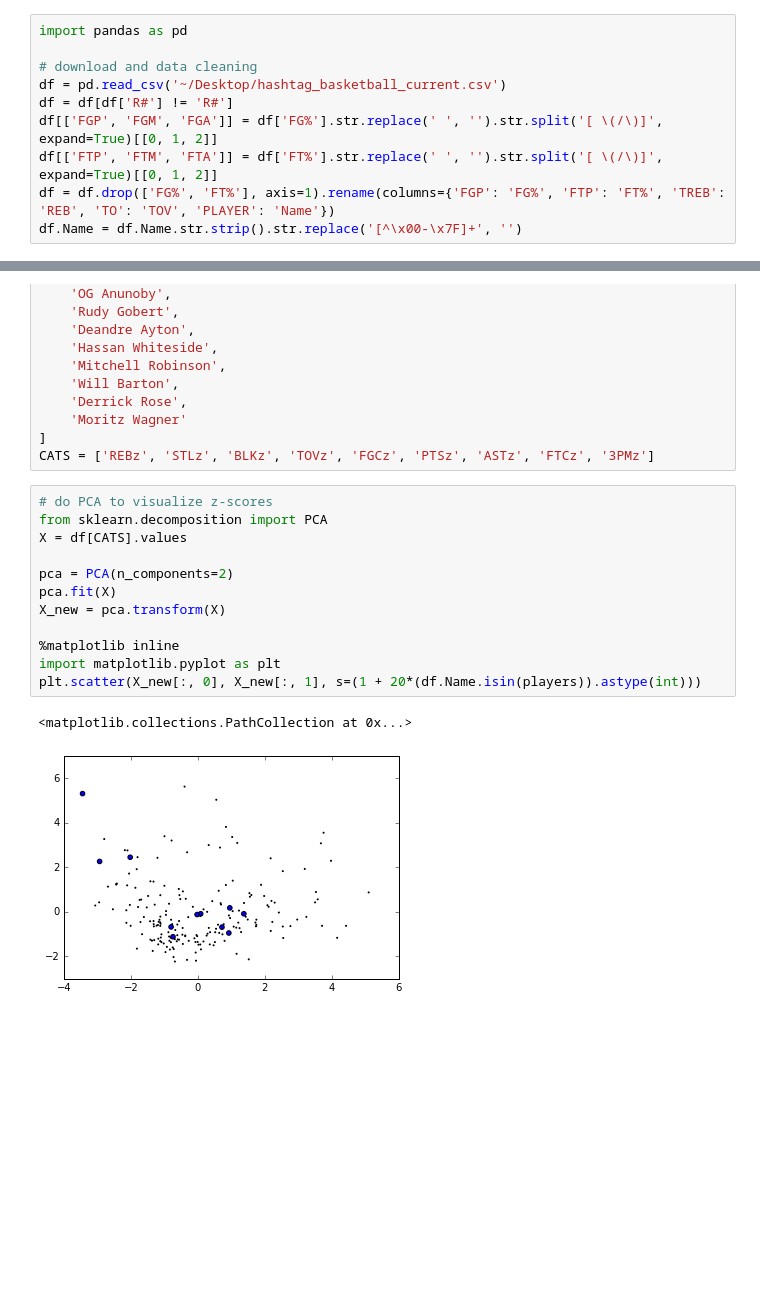
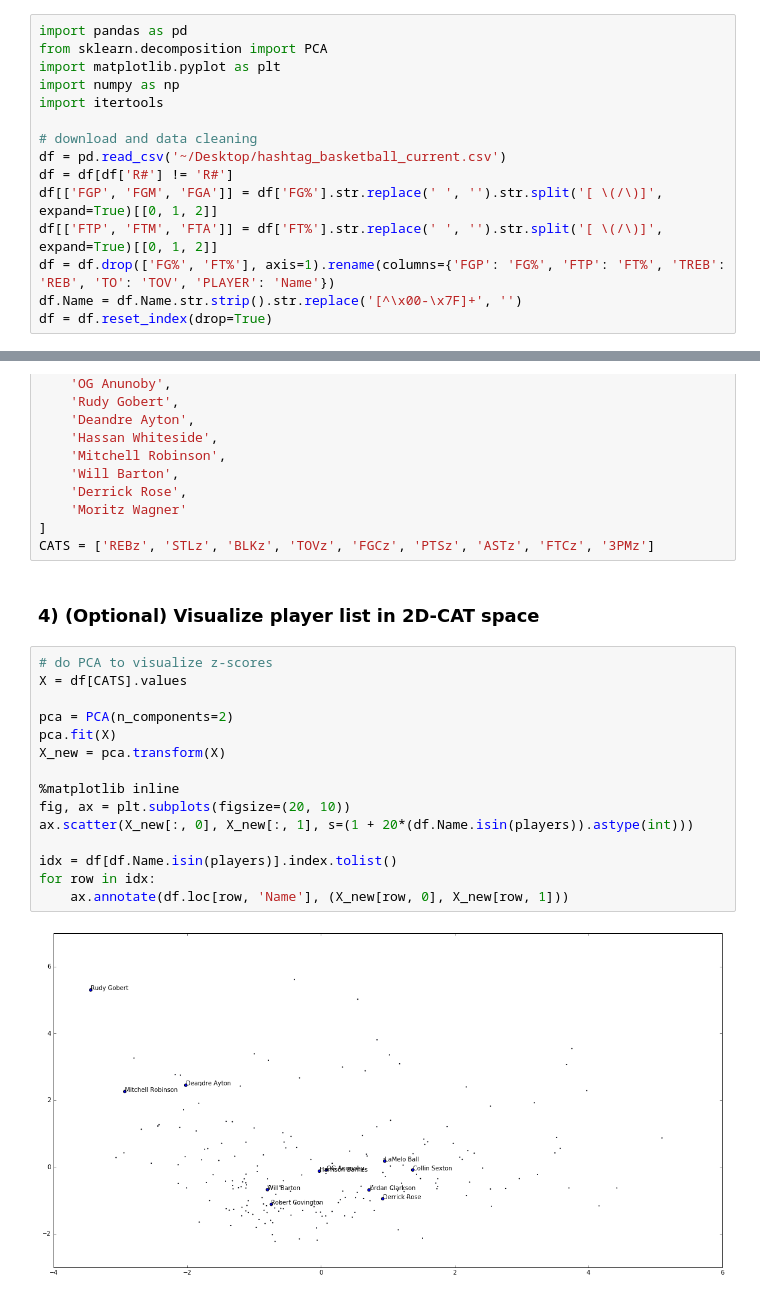
Before and after one commit to westonjackson/fantasy-basketball, a Jupyter notebook: fantasy.ipynb, the cells around one changed output, grey strips where cells are left out. Drawn from its saved outputs; the diff is of its cells as text; blank space fills up the shorter version.

```diff
--- a/fantasy.ipynb
+++ b/fantasy.ipynb
@@ -1,5 +5,9 @@
 # %%
 import pandas as pd
+from sklearn.decomposition import PCA
+import matplotlib.pyplot as plt
+import numpy as np
+import itertools
 
 # download and data cleaning
 df = pd.read_csv('~/Desktop/hashtag_basketball_current.csv')
@@ -8,3 +16,4 @@ df[['FGP', 'FGM', 'FGA']] = df['FG%'].str.replace(' ', '').str.split('[ \(/\)]',
 df[['FTP', 'FTM', 'FTA']] = df['FT%'].str.replace(' ', '').str.split('[ \(/\)]', expand=True)[[0, 1, 2]]
 df = df.drop(['FG%', 'FT%'], axis=1).rename(columns={'FGP': 'FG%', 'FTP': 'FT%', 'TREB': 'REB', 'TO': 'TOV', 'PLAYER': 'Name'})
 df.Name = df.Name.str.strip().str.replace('[^\x00-\x7F]+', '')
+df = df.reset_index(drop=True)
@@ -42,18 +55,22 @@ players = [
     'Moritz Wagner'
 ]
 CATS = ['REBz', 'STLz', 'BLKz', 'TOVz', 'FGCz', 'PTSz', 'ASTz', 'FTCz', '3PMz']
+# %% [markdown]
+### 4) (Optional) Visualize player list in 2D-CAT space
 # %%
 # do PCA to visualize z-scores
-from sklearn.decomposition import PCA
 X = df[CATS].values
 
 pca = PCA(n_components=2)
 pca.fit(X)
 X_new = pca.transform(X)
 
 %matplotlib inline
-import matplotlib.pyplot as plt
-plt.scatter(X_new[:, 0], X_new[:, 1], s=(1 + 20*(df.Name.isin(players)).astype(int)))
+fig, ax = plt.subplots(figsize=(20, 10))
+ax.scatter(X_new[:, 0], X_new[:, 1], s=(1 + 20*(df.Name.isin(players)).astype(int)))
+
+idx = df[df.Name.isin(players)].index.tolist()
+for row in idx:
+    ax.annotate(df.loc[row, 'Name'], (X_new[row, 0], X_new[row, 1]))
 # %% [output]
-<matplotlib.collections.PathCollection at 0x...>
-[figure, old version]
+[figure, new version]
```
Also changed, not shown: parts of 6 cells of this notebook, 1 other file.
